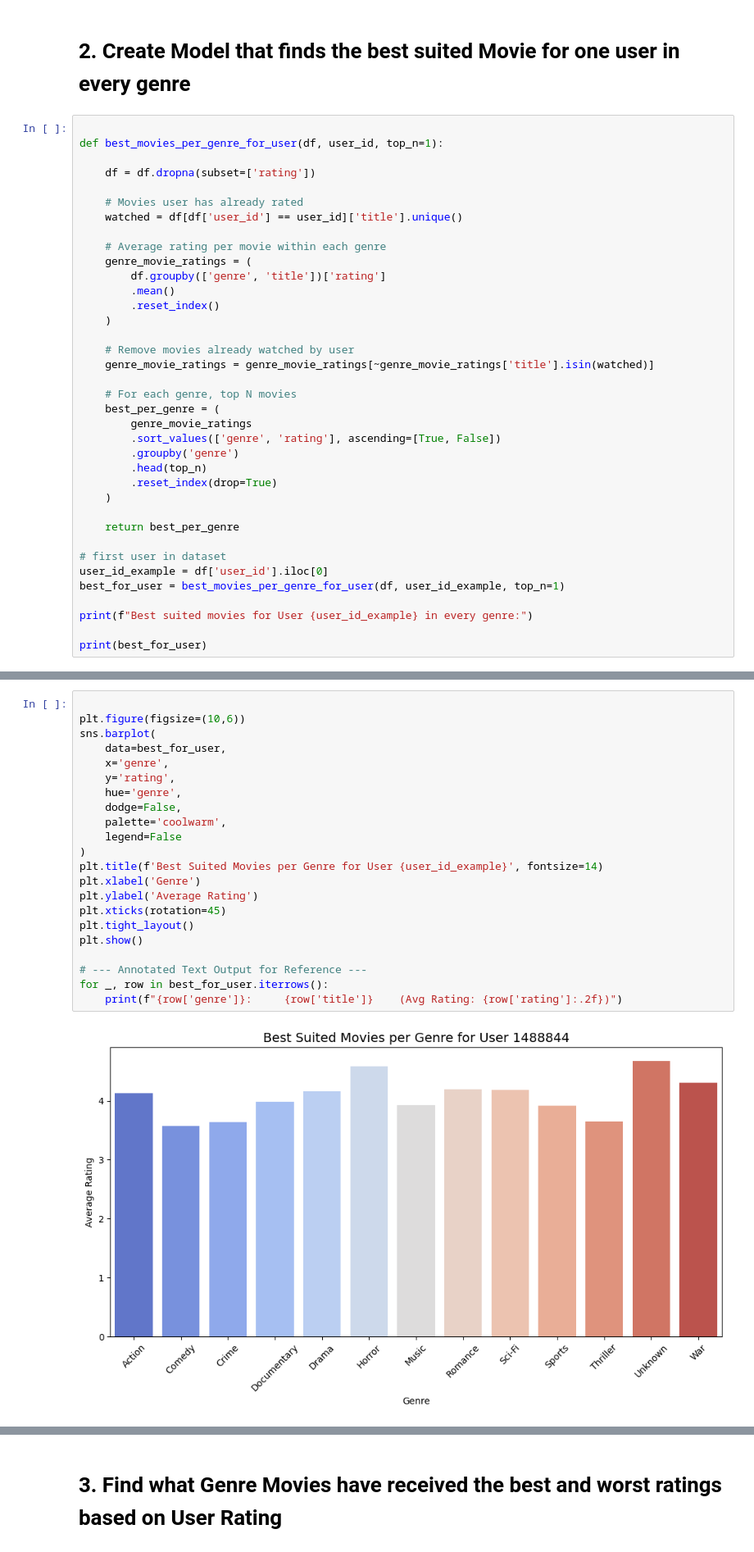
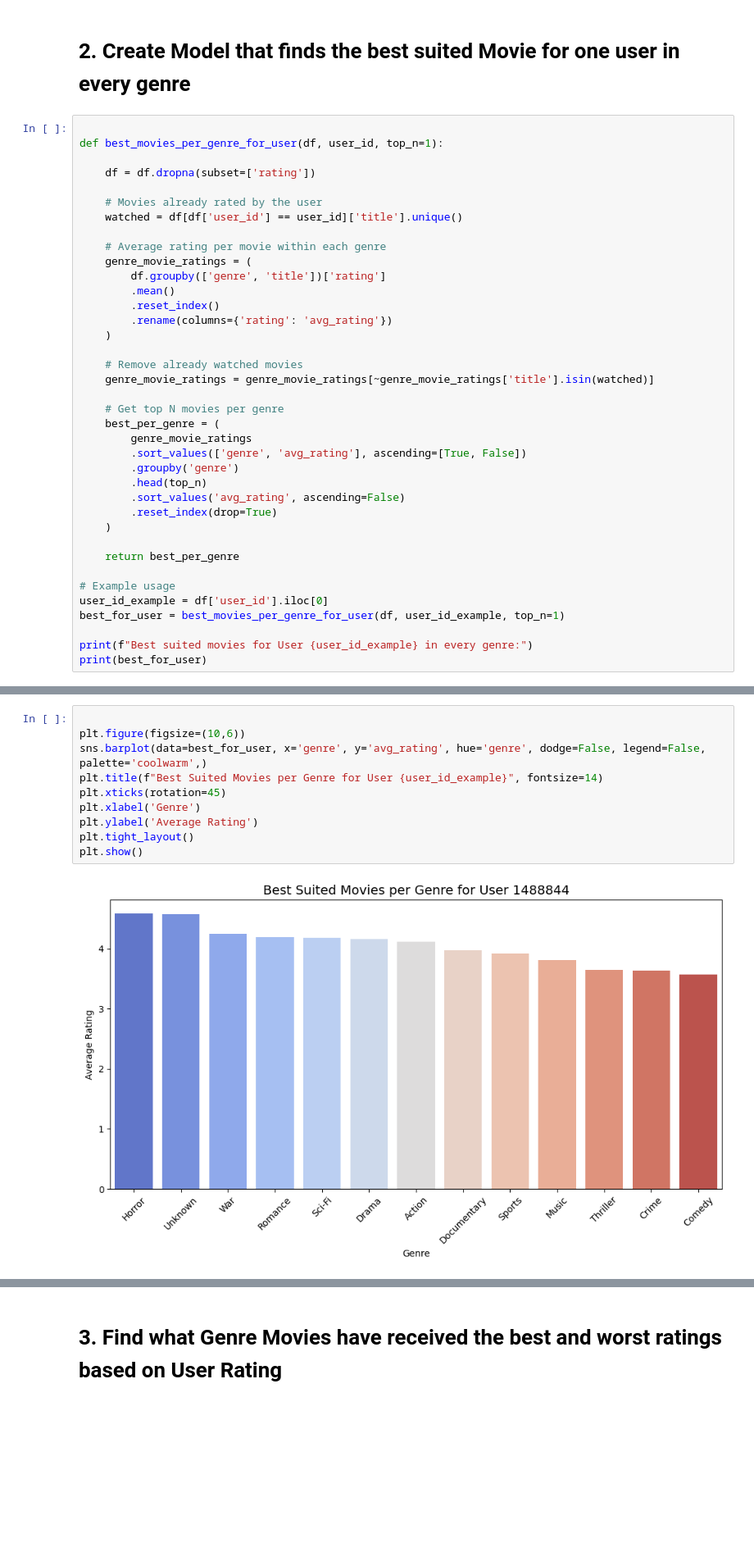
Before and after one commit to Saitejamacha/Data_Science_-_AI_ML, a Jupyter notebook: Netflix_Recommendation_Capstron_Project.ipynb, the cells around one changed output, grey strips where cells are left out. Shown at 82% size. Saved outputs shown, nothing was run; the diff lists cells and outputs as text; blank space fills up the shorter version.

```diff
--- a/Netflix_Recommendation_Capstron_Project.ipynb
+++ b/Netflix_Recommendation_Capstron_Project.ipynb
@@ -248,7 +261,7 @@ def best_movies_per_genre_for_user(df, user_id, top_n=1):
 
     df = df.dropna(subset=['rating'])
 
-    # Movies user has already rated
+    # Movies already rated by the user
     watched = df[df['user_id'] == user_id]['title'].unique()
 
     # Average rating per movie within each genre
@@ -256,28 +269,29 @@ def best_movies_per_genre_for_user(df, user_id, top_n=1):
         df.groupby(['genre', 'title'])['rating']
         .mean()
         .reset_index()
+        .rename(columns={'rating': 'avg_rating'})
     )
 
-    # Remove movies already watched by user
+    # Remove already watched movies
     genre_movie_ratings = genre_movie_ratings[~genre_movie_ratings['title'].isin(watched)]
 
-    # For each genre, top N movies
+    # Get top N movies per genre
     best_per_genre = (
         genre_movie_ratings
-        .sort_values(['genre', 'rating'], ascending=[True, False])
+        .sort_values(['genre', 'avg_rating'], ascending=[True, False])
         .groupby('genre')
         .head(top_n)
+        .sort_values('avg_rating', ascending=False)
         .reset_index(drop=True)
     )
 
     return best_per_genre
 
-# first user in dataset
+# Example usage
 user_id_example = df['user_id'].iloc[0]
 best_for_user = best_movies_per_genre_for_user(df, user_id_example, top_n=1)
 
 print(f"Best suited movies for User {user_id_example} in every genre:")
-
 print(best_for_user)
 # %% [output]
 Best suited movies for User 1488844 in every genre:
@@ -298,24 +312,12 @@ Best suited movies for User 1488844 in every genre:
 # %%
 
 plt.figure(figsize=(10,6))
-sns.barplot(
-    data=best_for_user,
-    x='genre',
-    y='rating',
-    hue='genre',
-    dodge=False,
-    palette='coolwarm',
-    legend=False
-)
-plt.title(f'Best Suited Movies per Genre for User {user_id_example}', fontsize=14)
+sns.barplot(data=best_for_user, x='genre', y='avg_rating', hue='genre', dodge=False, legend=False, palette='coolwarm',)
+plt.title(f"Best Suited Movies per Genre for User {user_id_example}", fontsize=14)
+plt.xticks(rotation=45)
 plt.xlabel('Genre')
 plt.ylabel('Average Rating')
-plt.xticks(rotation=45)
 plt.tight_layout()
 plt.show()
-
-# --- Annotated Text Output for Reference ---
-for _, row in best_for_user.iterrows():
-    print(f"{row['genre']}:     {row['title']}    (Avg Rating: {row['rating']:.2f})")
 # %% [output]
-[figure, old version]
+[figure, new version]
```
Also changed, not shown: parts of 11 cells of this notebook.
